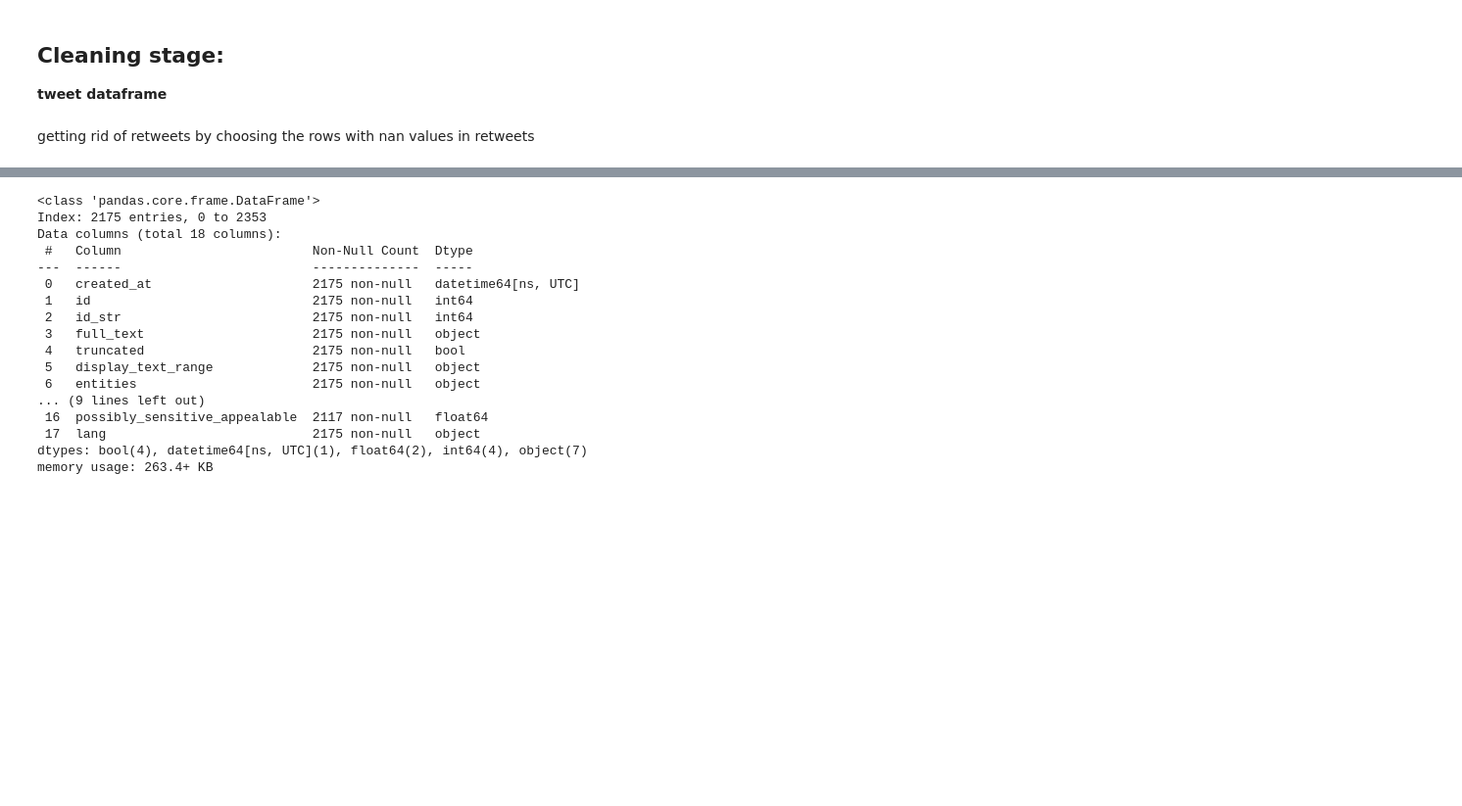
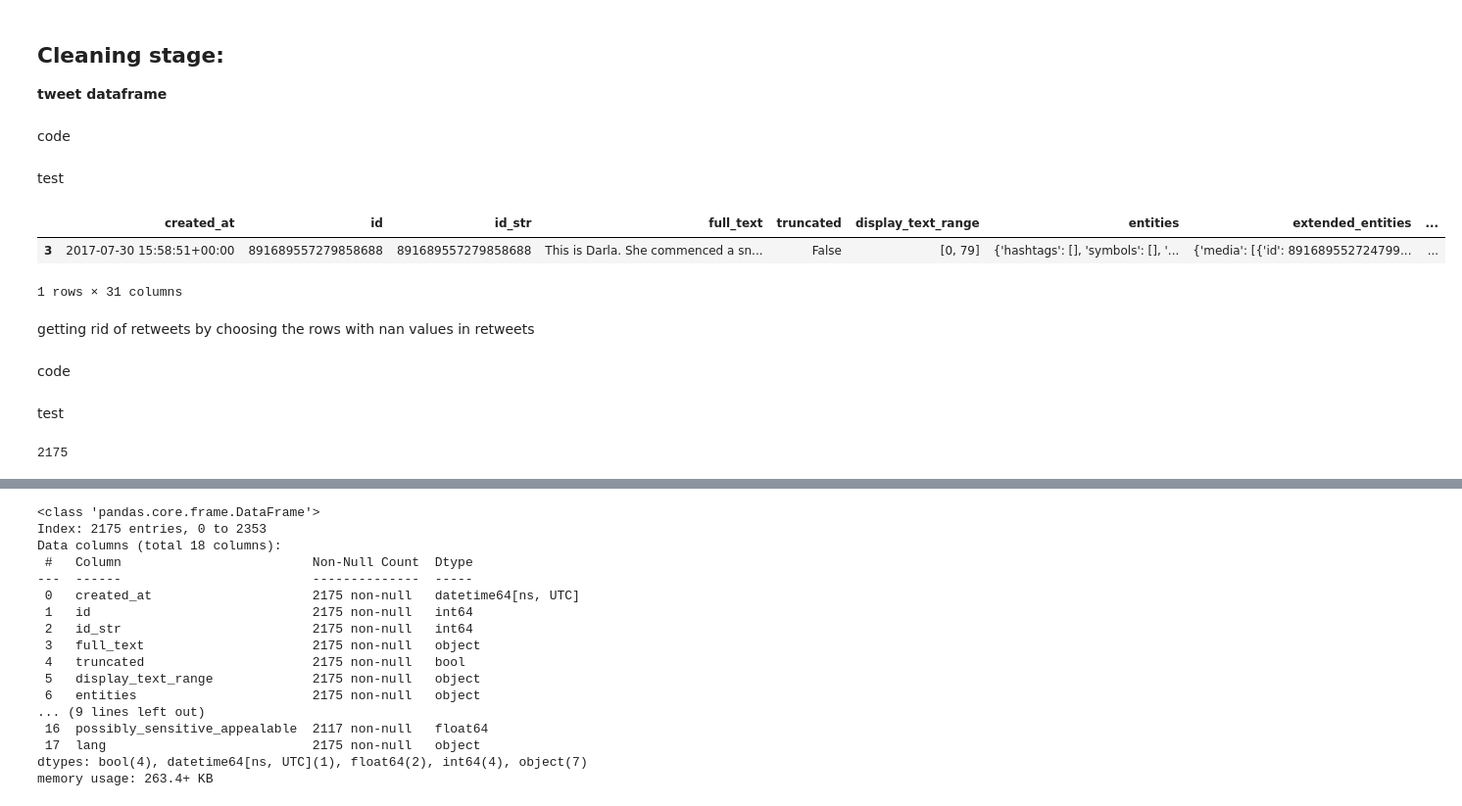
Before and after one commit to youssef124wael/DECI_project, a Jupyter notebook: wrangle_act.ipynb, the cells around one changed output, grey strips where cells are left out. Shown: that part at 98% size. Cells and saved outputs as stored; diff of their text form; code cells hidden in the pictures; blank space fills up the shorter version.

```diff
--- a/wrangle_act.ipynb
+++ b/wrangle_act.ipynb
@@ -366,9 +522,27 @@ twitter_clean['tweet_url'] = twitter_clean['text'].str.split(' ').str[-1]
 # %% [markdown]
 ## Cleaning stage:
 **tweet dataframe**
+# %% [markdown]
+code
 # %%
 tweet_clean = tweet.copy()
+# %% [markdown]
+test
+# %%
+tweet_clean.sample(1)
+# %% [output]
+|  | created_at | id | id_str | full_text | truncated | display_text_range | entities | extended_entities | ... |
+| 3 | 2017-07-30 15:58:51+00:00 | 891689557279858688 | 891689557279858688 | This is Darla. She commenced a sn... | False | [0, 79] | {'hashtags': [], 'symbols': [], '... | {'media': [{'id': 891689552724799... | ... |
+1 rows × 31 columns
 # %% [markdown]
 getting rid of retweets by choosing the rows with nan values in retweets
+# %% [markdown]
+code
 # %%
 tweet_clean = tweet_clean[tweet_clean['retweeted_status'].isna()]
+# %% [markdown]
+test
+# %%
+tweet_clean['retweeted_status'].isna().sum()
+# %% [output]
+2175
```
Also changed, not shown: parts of 57 cells of this notebook, 2 other files.
